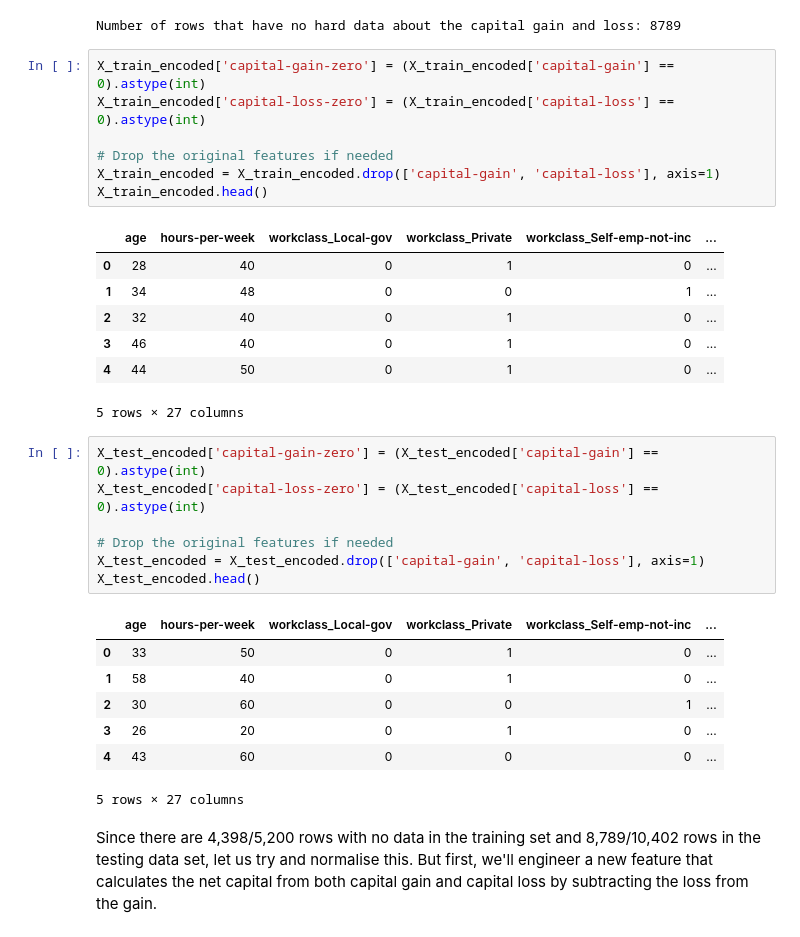
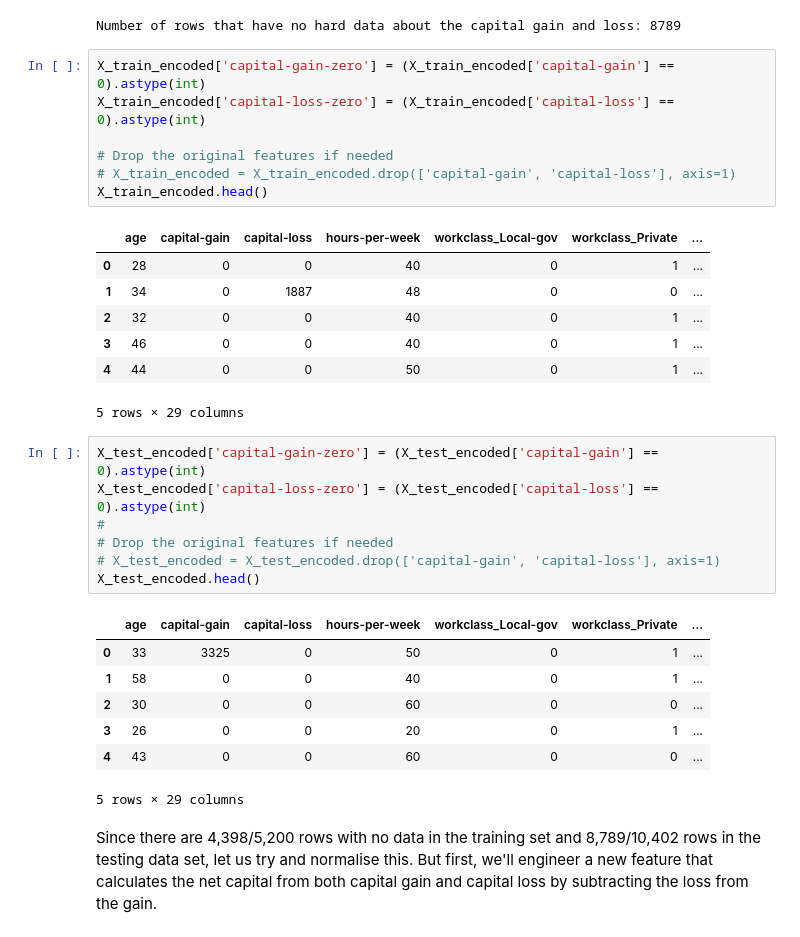
Before and after one commit to sprince0031/UL_Masters, a Jupyter notebook: SEM_1/CS6271-Evolutionary_Computation_and_Humanoid_Robotics/Project/CS6271_EvolutionaryAlgorithmsProject_2023.ipynb, the cells around one changed output. Cells and saved outputs as stored; diff of their text form.

```diff
--- a/SEM_1/CS6271-Evolutionary_Computation_and_Humanoid_Robotics/Project/CS6271_EvolutionaryAlgorithmsProject_2023.ipynb
+++ b/SEM_1/CS6271-Evolutionary_Computation_and_Humanoid_Robotics/Project/CS6271_EvolutionaryAlgorithmsProject_2023.ipynb
@@ -268,33 +268,33 @@ Number of rows that have no hard data about the capital gain and loss: 8789
 # %%
 X_train_encoded['capital-gain-zero'] = (X_train_encoded['capital-gain'] == 0).astype(int)
 X_train_encoded['capital-loss-zero'] = (X_train_encoded['capital-loss'] == 0).astype(int)
 
 # Drop the original features if needed
-X_train_encoded = X_train_encoded.drop(['capital-gain', 'capital-loss'], axis=1)
+# X_train_encoded = X_train_encoded.drop(['capital-gain', 'capital-loss'], axis=1)
 X_train_encoded.head()
 # %% [output]
-|  | age | hours-per-week | workclass_Local-gov | workclass_Private | workclass_Self-emp-not-inc | ... |
-| 0 | 28 | 40 | 0 | 1 | 0 | ... |
-| 1 | 34 | 48 | 0 | 0 | 1 | ... |
-| 2 | 32 | 40 | 0 | 1 | 0 | ... |
-| 3 | 46 | 40 | 0 | 1 | 0 | ... |
-| 4 | 44 | 50 | 0 | 1 | 0 | ... |
+|  | age | capital-gain | capital-loss | hours-per-week | workclass_Local-gov | workclass_Private | ... |
+| 0 | 28 | 0 | 0 | 40 | 0 | 1 | ... |
+| 1 | 34 | 0 | 1887 | 48 | 0 | 0 | ... |
+| 2 | 32 | 0 | 0 | 40 | 0 | 1 | ... |
+| 3 | 46 | 0 | 0 | 40 | 0 | 1 | ... |
+| 4 | 44 | 0 | 0 | 50 | 0 | 1 | ... |
-5 rows × 27 columns
+5 rows × 29 columns
 # %%
 X_test_encoded['capital-gain-zero'] = (X_test_encoded['capital-gain'] == 0).astype(int)
 X_test_encoded['capital-loss-zero'] = (X_test_encoded['capital-loss'] == 0).astype(int)
-
+#
 # Drop the original features if needed
-X_test_encoded = X_test_encoded.drop(['capital-gain', 'capital-loss'], axis=1)
+# X_test_encoded = X_test_encoded.drop(['capital-gain', 'capital-loss'], axis=1)
 X_test_encoded.head()
 # %% [output]
-|  | age | hours-per-week | workclass_Local-gov | workclass_Private | workclass_Self-emp-not-inc | ... |
-| 0 | 33 | 50 | 0 | 1 | 0 | ... |
-| 1 | 58 | 40 | 0 | 1 | 0 | ... |
-| 2 | 30 | 60 | 0 | 0 | 1 | ... |
-| 3 | 26 | 20 | 0 | 1 | 0 | ... |
-| 4 | 43 | 60 | 0 | 0 | 0 | ... |
+|  | age | capital-gain | capital-loss | hours-per-week | workclass_Local-gov | workclass_Private | ... |
+| 0 | 33 | 3325 | 0 | 50 | 0 | 1 | ... |
+| 1 | 58 | 0 | 0 | 40 | 0 | 1 | ... |
+| 2 | 30 | 0 | 0 | 60 | 0 | 0 | ... |
+| 3 | 26 | 0 | 0 | 20 | 0 | 1 | ... |
+| 4 | 43 | 0 | 0 | 60 | 0 | 0 | ... |
-5 rows × 27 columns
+5 rows × 29 columns
 # %% [markdown]
 Since there are 4,398/5,200 rows with no data in the training set and 8,789/10,402 rows in the testing data set, let us try and normalise this. But first, we'll engineer a new feature that calculates the net capital from both capital gain and capital loss by subtracting the loss from the gain.
 # %%
```
Also changed, not shown: parts of 4 cells of this notebook, 1 other file.
